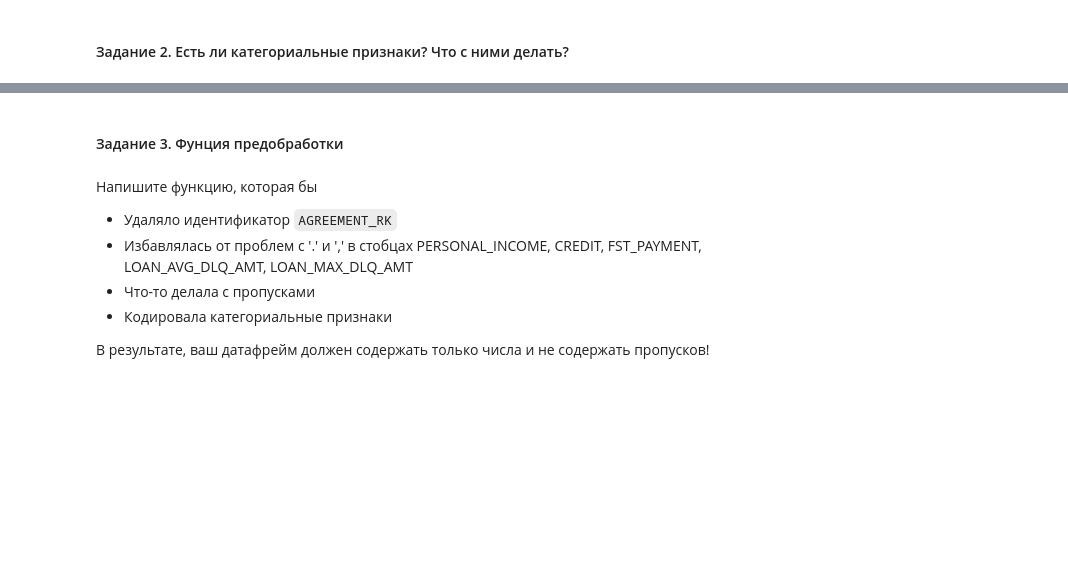
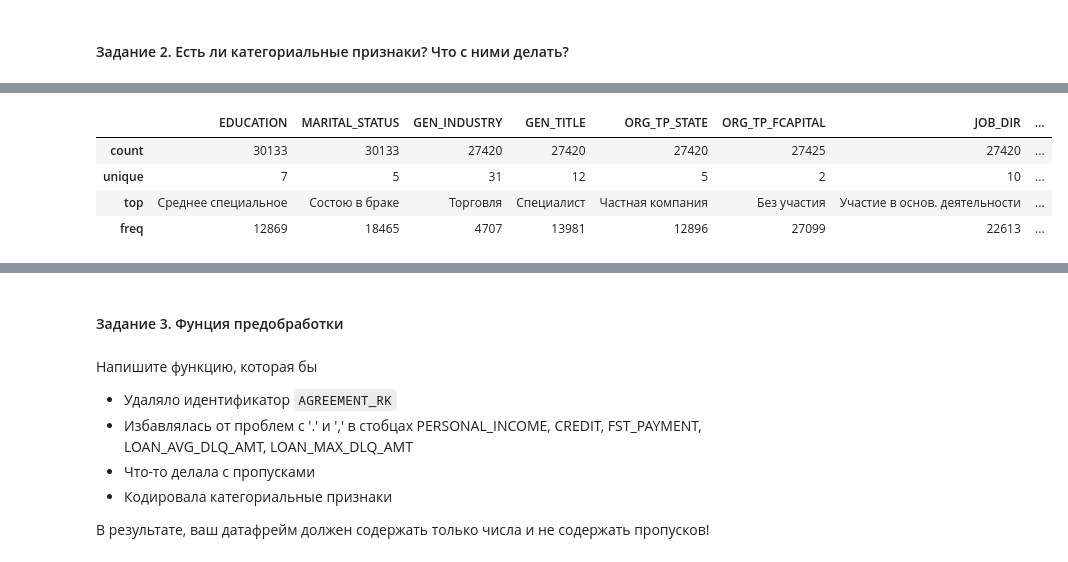
Before and after one commit to bodycat/sfml, a Jupyter notebook: hw_02/hw2-task.ipynb, the cells around one changed output, grey strips where cells are left out. Saved outputs shown, nothing was run; the diff lists cells and outputs as text; code cells hidden in the pictures; blank space fills up the shorter version.

```diff
--- a/hw_02/hw2-task.ipynb
+++ b/hw_02/hw2-task.ipynb
@@ -169,2 +203,10 @@ Name: PERSONAL_INCOME, Length: 30133, dtype: float64
 # %% [markdown]
 #### Задание 2. Есть ли категориальные признаки? Что с ними делать?
+# %%
+# Разделим данные на категориальные и числовые
+categorical_columns = [c for c in df.columns if df[c].dtype.name == 'object']
+numerical_columns   = [c for c in df.columns if df[c].dtype.name != 'object']
+# categorical_columns
+print (categorical_columns)
+print('\n')
+print (numerical_columns)
@@ -170,0 +218,9 @@ Name: PERSONAL_INCOME, Length: 30133, dtype: float64
+# %%
+# первый способ получить некоторую общую информацию по категориальным признакам:
+df[categorical_columns].describe()
+# %% [output]
+|  | EDUCATION | MARITAL_STATUS | GEN_INDUSTRY | GEN_TITLE | ORG_TP_STATE | ORG_TP_FCAPITAL | JOB_DIR | ... |
+| count | 30133 | 30133 | 27420 | 27420 | 27420 | 27425 | 27420 | ... |
+| unique | 7 | 5 | 31 | 12 | 5 | 2 | 10 | ... |
+| top | Среднее специальное | Состою в браке | Торговля | Специалист | Частная компания | Без участия | Участие в основ. деятельности | ... |
+| freq | 12869 | 18465 | 4707 | 13981 | 12896 | 27099 | 22613 | ... |
```
Also changed, not shown: parts of 70 cells of this notebook.
